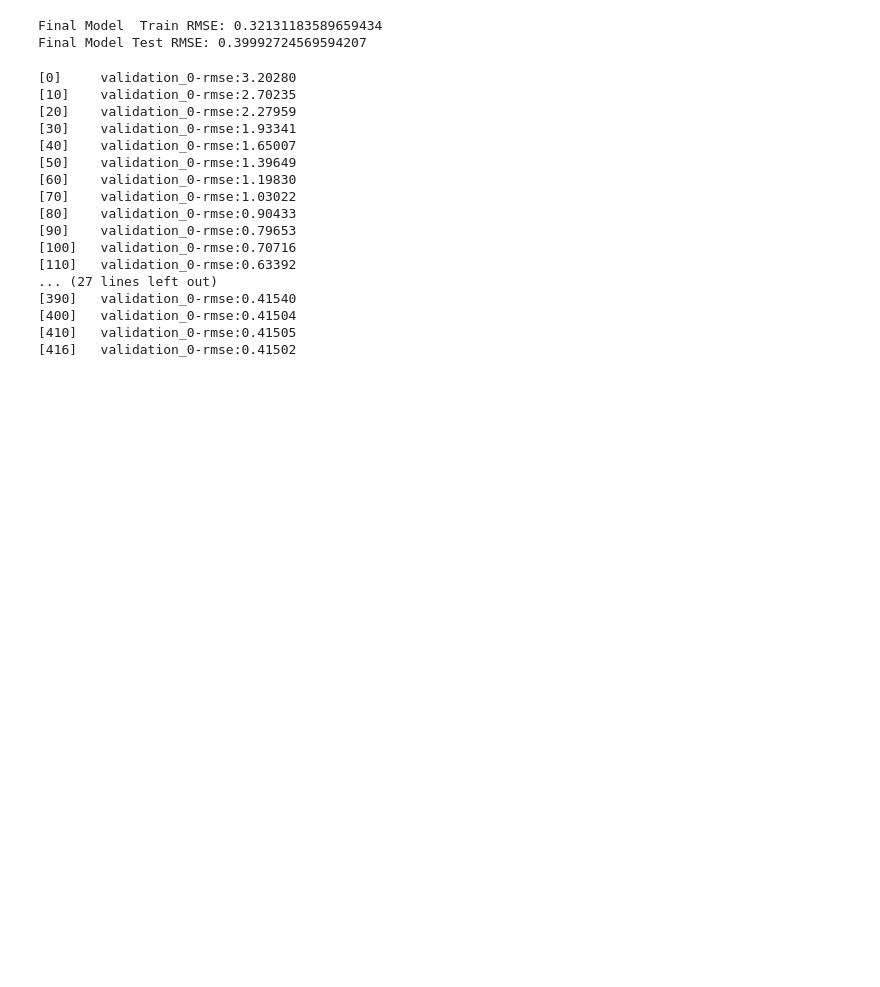
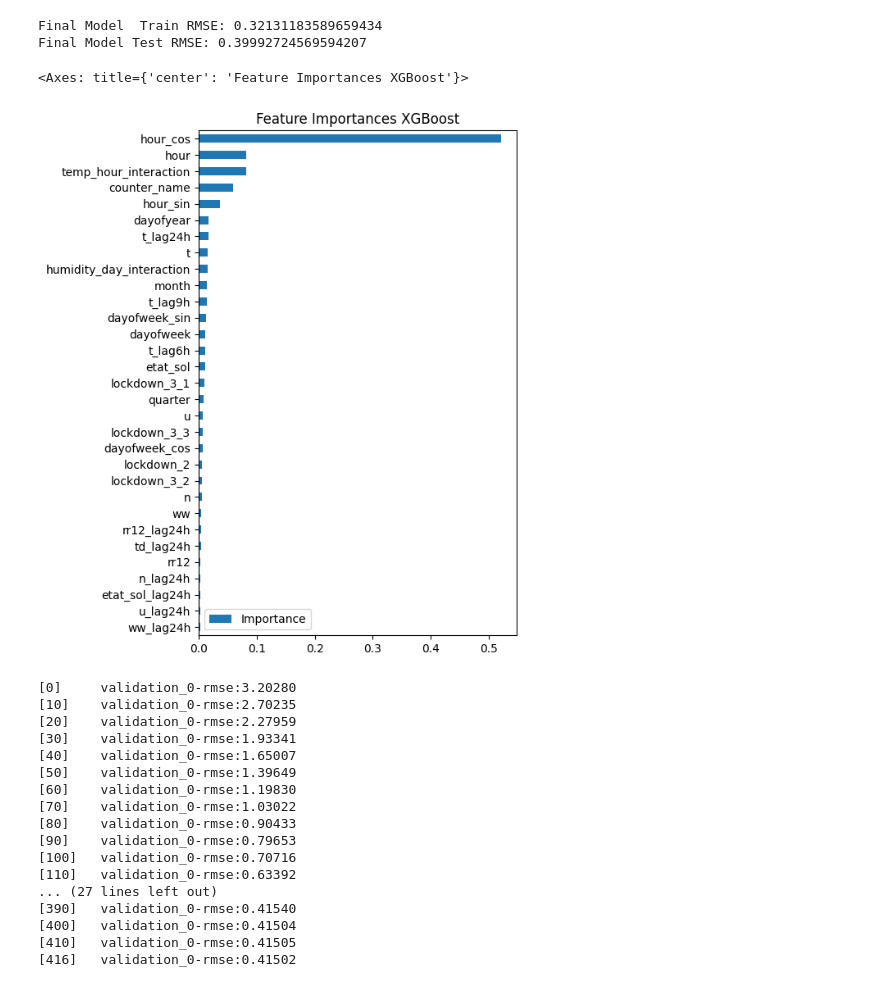
Before and after one commit to Ameya1337/Bike-Counters-Ameya---Qiling, a Jupyter notebook: Timeseries with XGBoost final.ipynb, the cells around one changed output. Cells and saved outputs as stored; diff of their text form; code cells hidden in the pictures; blank space fills up the shorter version.

```diff
--- a/Timeseries with XGBoost final.ipynb
+++ b/Timeseries with XGBoost final.ipynb
@@ -1526,6 +1703,19 @@ print("Final Model Test RMSE:", rmse_test)
 # %% [output]
 Final Model  Train RMSE: 0.32131183589659434
 Final Model Test RMSE: 0.39992724569594207
+# %%
+fi = pd.DataFrame(
+    data=final_model.feature_importances_,
+    index=final_model.feature_names_in_,
+    columns=["Importance"],
+)
+
+fi.sort_values(by="Importance").plot(
+    kind="barh", title="Feature Importances XGBoost", figsize=(5, 8)
+)
+# %% [output]
+<Axes: title={'center': 'Feature Importances XGBoost'}>
+[figure, added]
 # %%
 features = [
     "counter_name",
```
Also changed, not shown: parts of 27 cells of this notebook, 2 other files.
